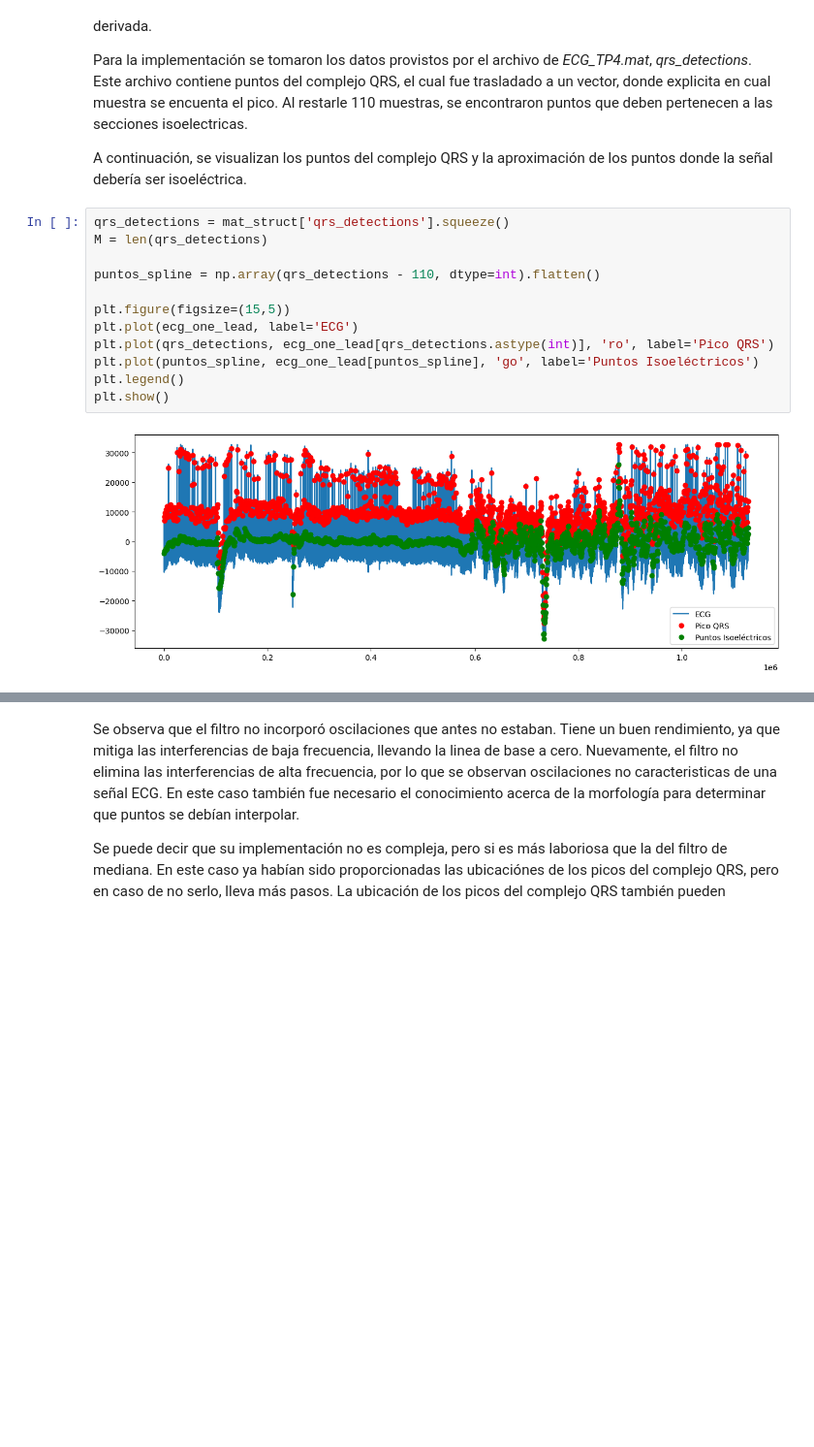
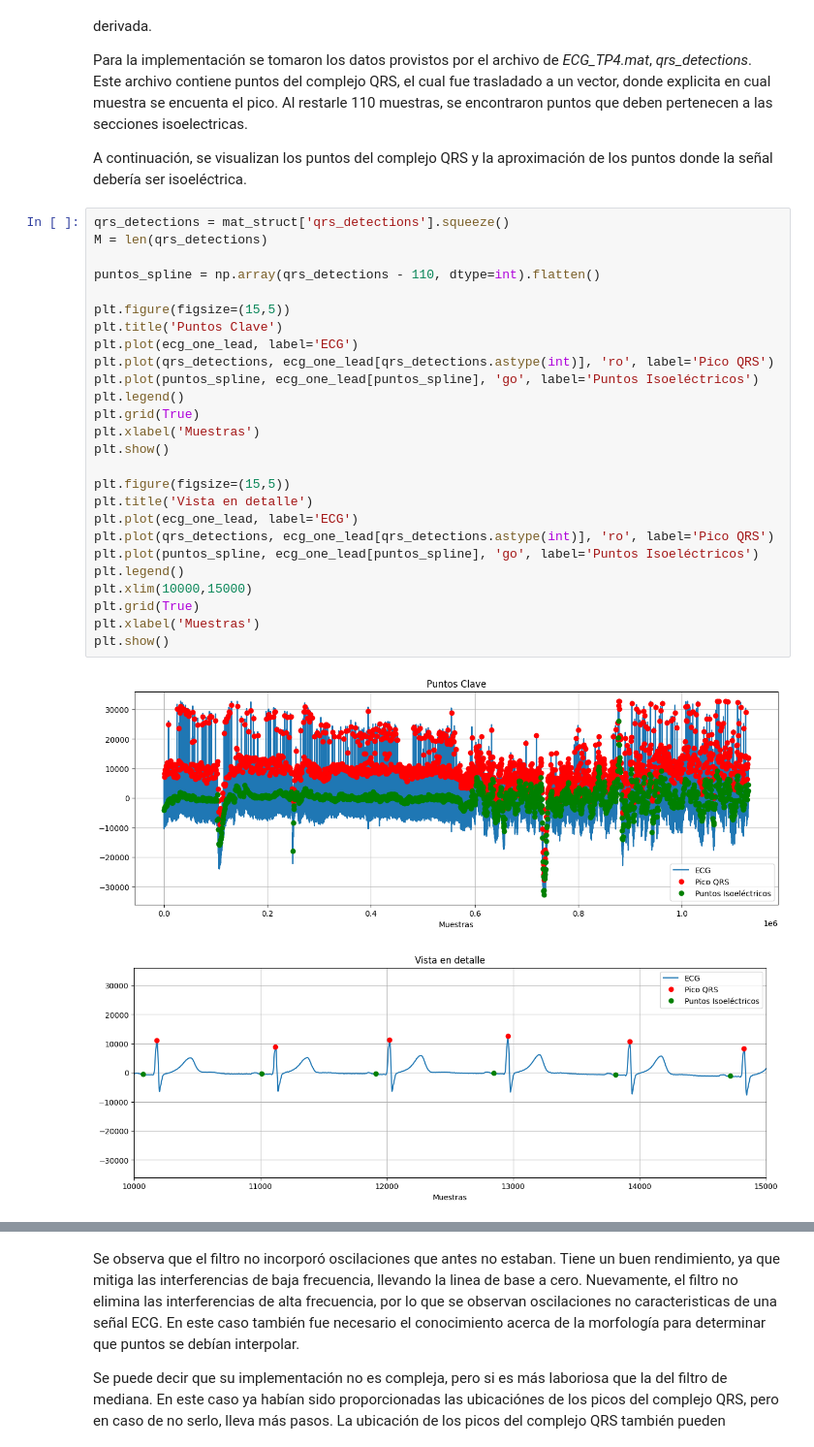
Before and after one commit to mtaranilla/APS_2025, a Jupyter notebook: TS_TARANILLA_SALGADO/TS9_FiltradoNoLineal/TS9_Filtrado_NoLineal.ipynb, the cells around one changed output, grey strips where cells are left out. Shown at 97% size. Drawn from its saved outputs; the diff is of its cells as text; blank space fills up the shorter version.

```diff
--- a/TS_TARANILLA_SALGADO/TS9_FiltradoNoLineal/TS9_Filtrado_NoLineal.ipynb
+++ b/TS_TARANILLA_SALGADO/TS9_FiltradoNoLineal/TS9_Filtrado_NoLineal.ipynb
@@ -167,17 +171,32 @@ A continuación, se visualizan los puntos del complejo QRS y la aproximación de
 # %%
 qrs_detections = mat_struct['qrs_detections'].squeeze()
 M = len(qrs_detections)
 
 puntos_spline = np.array(qrs_detections - 110, dtype=int).flatten()
 
 plt.figure(figsize=(15,5))
+plt.title('Puntos Clave')
 plt.plot(ecg_one_lead, label='ECG')
 plt.plot(qrs_detections, ecg_one_lead[qrs_detections.astype(int)], 'ro', label='Pico QRS')
 plt.plot(puntos_spline, ecg_one_lead[puntos_spline], 'go', label='Puntos Isoeléctricos')
 plt.legend()
+plt.grid(True)
+plt.xlabel('Muestras')
 plt.show()
+
+plt.figure(figsize=(15,5))
+plt.title('Vista en detalle')
+plt.plot(ecg_one_lead, label='ECG')
+plt.plot(qrs_detections, ecg_one_lead[qrs_detections.astype(int)], 'ro', label='Pico QRS')
+plt.plot(puntos_spline, ecg_one_lead[puntos_spline], 'go', label='Puntos Isoeléctricos')
+plt.legend()
+plt.xlim(10000,15000)
+plt.grid(True)
+plt.xlabel('Muestras')
+plt.show()
 # %% [output]
-[figure, old version]
+[figure, new version]
+[figure, added]
 # %%
 interpolacion = interp.CubicSpline(puntos_spline, ecg_one_lead[puntos_spline])
 
```
Also changed, not shown: parts of 7 cells of this notebook.
